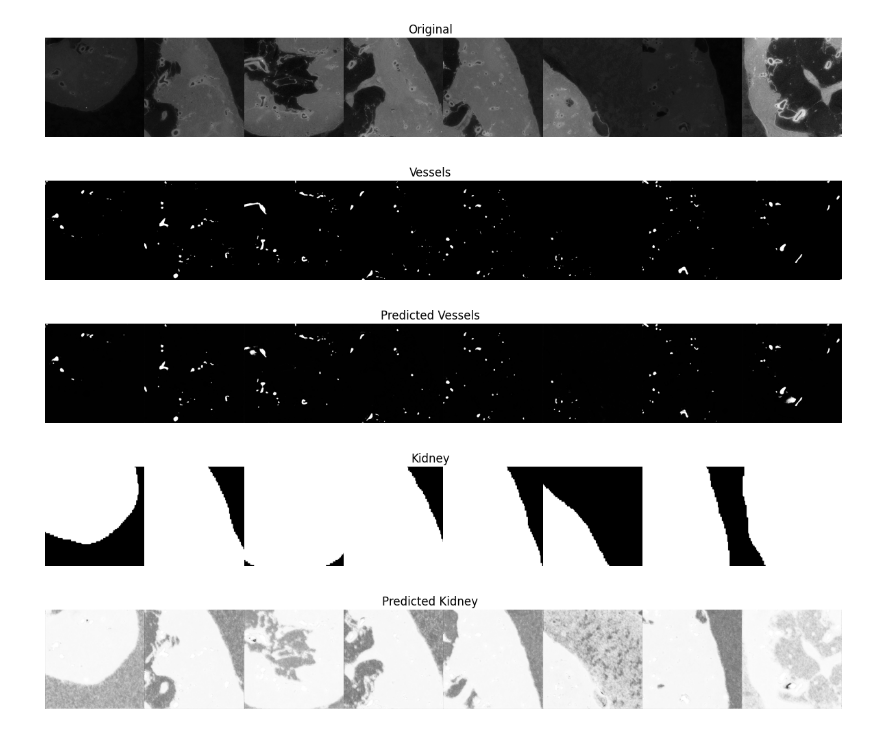
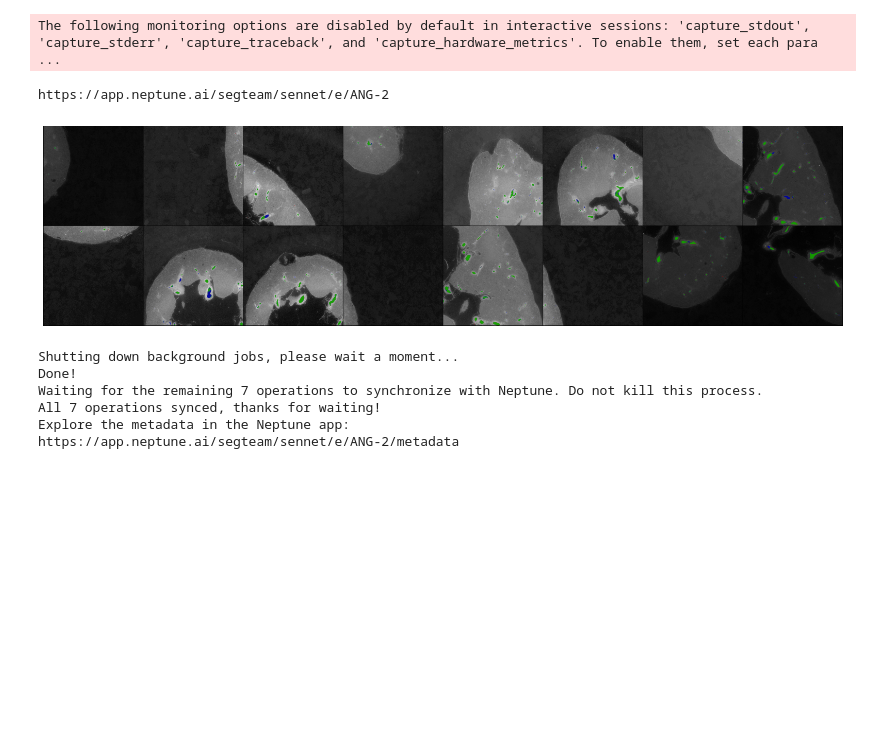
Before and after one commit to recursingfeynman/sennet-segmentation, a Jupyter notebook: notebooks/sennet-training.ipynb, the cells around one changed output. Saved outputs shown, nothing was run; the diff lists cells and outputs as text; code cells hidden in the pictures; blank space fills up the shorter version.

Commit message:
Kaggle Notebook | SenNet | Training | Version 91

```diff
--- a/notebooks/sennet-training.ipynb
+++ b/notebooks/sennet-training.ipynb
@@ -42,14 +45,14 @@ class config:
                         "/kaggle/input/sennet-slicing-dxw",
                      ]
     batch_size     = 20
-    epochs         = 3
+    epochs         = 10
     dim            = 512
     stride         = 412
     padding        = 'reflect'
     backbone       = "tu-resnet50d"
     train          = ['kidney_1_dense']
     test           = ['kidney_3_dense']
-    split          = (5, 0.5) # (stride, pct)
+    split          = (10, 0.5) # (stride, pct)
     threshold      = 0.5
     accumulate     = 3
     learning_rate  = 5e-4
@@ -59,7 +62,6 @@ class config:
         "train": A.Compose([
             A.HorizontalFlip(),
             A.VerticalFlip(),
-            A.Rotate(180),
             A.RandomGamma(gamma_limit = (95, 105)),
             A.RandomBrightnessContrast(),
             AP.ToTensorV2(),
@@ -167,9 +171,9 @@ model = smp.Unet(
 ).to(device)
 
 criterion = GenSurfLoss(
-    region_loss=DiceLoss(class_weights="per_batch"),
-    class_weights="per_batch",
+    region_loss=DiceLoss(class_weights = 'per_batch'),
     total_steps=total_steps,
+    class_weights = 'per_batch'
 )
 
 metric = partial(dice, reduction=False)
@@ -185,43 +189,87 @@ scheduler = CosineAnnealingLR(
     T_max=T_max,
     eta_min=1e-5,
 )
+# %%
+from neptune_pytorch import NeptuneLogger
+import neptune
+from neptune.utils import stringify_unsupported
+from neptune.types import File
+from angionet.utils import prettify_transforms
+
+NEPTUNE_TOKEN = secrets.get_secret('neptune-token')
+run = neptune.init_run(
+    api_token = NEPTUNE_TOKEN,
+    project="segteam/sennet",
+    tags = [config.backbone],
+    capture_hardware_metrics = True
+)
+
+runtime = {
+    "model": type(model).__name__,
+    "criterion": type(criterion).__name__,
+    "scoring": type(metric).__name__,
+    "optimizer": type(optimizer).__name__,
+    "scheduler": type(scheduler).__name__,
+}
+
+runtime.update({key: value
+                for key, value in config.to_dict().items()
+                if key not in ['transforms']})
+runtime.update(prettify_transforms(config.transforms))
+run["configuration"] = stringify_unsupported(runtime)
+
+logger = NeptuneLogger(
+    run = run,
+    model = model,
+    log_gradients = True,
+)
+# %% [output]
+The following monitoring options are disabled by default in interactive sessions: 'capture_stdout', 'capture_stderr', 'capture_traceback', and 'capture_hardware_metrics'. To enable them, set each para ...
+https://app.neptune.ai/segteam/sennet/e/ANG-2
 # %%
-msg = "Objective improved {:.5f} -> {:.5f} at epoch {}"
+msg = "Objective improved {} -> {} at epoch {}"
 
 best_score = -np.inf
 for epoch in range(config.epochs):
     train_loss, train_score = train(
         model = model,
         loader = train_loader,
         optimizer = optimizer,
         criterion = criterion,
         scoring = metric,
         device = device,
         scheduler = scheduler,
         accumulate = config.accumulate,
         threshold = config.threshold,
     )
 
     test_loss, test_score = evaluate(
         model = model,
         loader = test_loader,
         criterion = criterion,
         scoring = metric,
         device = device,
         threshold = config.threshold
     )
 
-    visualize(model = model, loader = test_loader, device = device)
+    masked = visualize(model, test_loader, config.threshold, device, return_masked = True)
 
+    # Experiment tracking
+    run['train'].append({'loss': train_loss, 'score': train_score})
+    run['test'].append({'loss': test_loss, 'score': test_score})
     if test_score > best_score:
         print(msg.format(best_score, test_score, epoch))
         best_score = test_score
-        torch.save(model.eval(), "{}-best.pt".format(config.backbone))
-    else:
-        torch.save(model.eval(), "{}-e{}.pt".format(config.backbone, epoch))
+        logger.log_checkpoint(f"{run['sys/id'].fetch()}-model-{epoch}")
+        for m in masked:
+            run['test/predictions'].append(File.as_image(m / 255.0))
+
+run.stop()
 # %% [output]
-[figure, old version]
+[figure, new version]
-[figure, removed]
-[figure, removed]
-[figure, removed]
-[figure, removed]
+Shutting down background jobs, please wait a moment...
+Done!
+Waiting for the remaining 7 operations to synchronize with Neptune. Do not kill this process.
+All 7 operations synced, thanks for waiting!
+Explore the metadata in the Neptune app:
+https://app.neptune.ai/segteam/sennet/e/ANG-2/metadata
```
Also changed, not shown: parts of 2 cells of this notebook.
